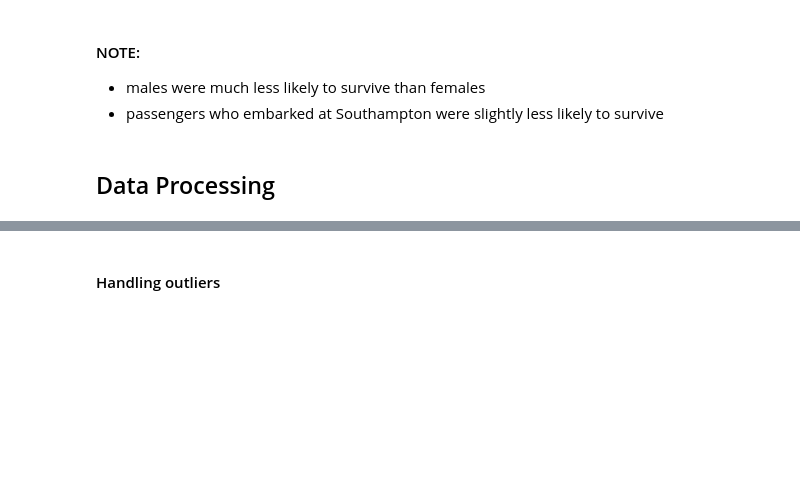
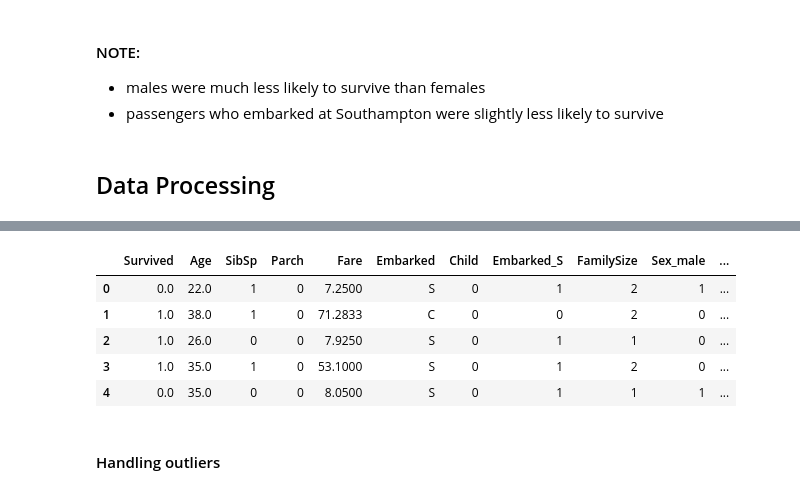
Before and after one commit to AnnaVerbytska/Titanic-Machine_Learning-from-Disaster, a Jupyter notebook: notebooks/EDA.ipynb, the cells around one changed output, grey strips where cells are left out. Cells and saved outputs as stored; diff of their text form; code cells hidden in the pictures; blank space fills up the shorter version.

```diff
--- a/notebooks/EDA.ipynb
+++ b/notebooks/EDA.ipynb
@@ -434,0 +470,11 @@ data = pd.concat([train,test]).reset_index(drop=True)
+# %%
+data['Fare']=data['Fare'].fillna(data['Fare'].mean(skipna=True))
+# Cap the Fare at a reasonable threshold, e.g., 300
+data['Fare'] = data['Fare'].clip(upper=300)
+# %%
+# Fill in missing values with the most common embarkation value - 'S' * Parch
+data["Embarked"].fillna(data['Embarked'].value_counts().idxmax(), inplace=True)
+# Embarking from the most common location or not
+data['Embarked_S'] = np.where(data['Embarked'] == 'S', 1, 0)
+# Fill in missing values with the most common parent-child number
+data["Parch"].fillna({'Parch': data['Parch'].value_counts().idxmax()})
@@ -435,3 +514,19 @@ data = pd.concat([train,test]).reset_index(drop=True)
+# %%
+# Join two features to simplify modelling
+data['FamilySize'] = data['SibSp'] + data['Parch'] + 1  # +1 to account for the individual
+# %%
+
+# Convert categorical variables or the ones that represent such ('Pclass') to dummy/numerical variables (one-hot encoding)
+data = pd.get_dummies(data, columns=['Sex','Pclass'], dtype=int, drop_first=True) # drop_first to avoid collinearity #'Embarked', 'Sex', 'AgeGroup','Pclass'
+# %%
+data.head()
+# %% [output]
+|  | Survived | Age | SibSp | Parch | Fare | Embarked | Child | Embarked_S | FamilySize | Sex_male | ... |
+| 0 | 0.0 | 22.0 | 1 | 0 | 7.2500 | S | 0 | 1 | 2 | 1 | ... |
+| 1 | 1.0 | 38.0 | 1 | 0 | 71.2833 | C | 0 | 0 | 2 | 0 | ... |
+| 2 | 1.0 | 26.0 | 0 | 0 | 7.9250 | S | 0 | 1 | 1 | 0 | ... |
+| 3 | 1.0 | 35.0 | 1 | 0 | 53.1000 | S | 0 | 1 | 2 | 0 | ... |
+| 4 | 0.0 | 35.0 | 0 | 0 | 8.0500 | S | 0 | 1 | 1 | 1 | ... |
 # %% [markdown]
 #### Handling outliers
 # %%
```
Also changed, not shown: parts of 11 cells of this notebook, 2 other files.
